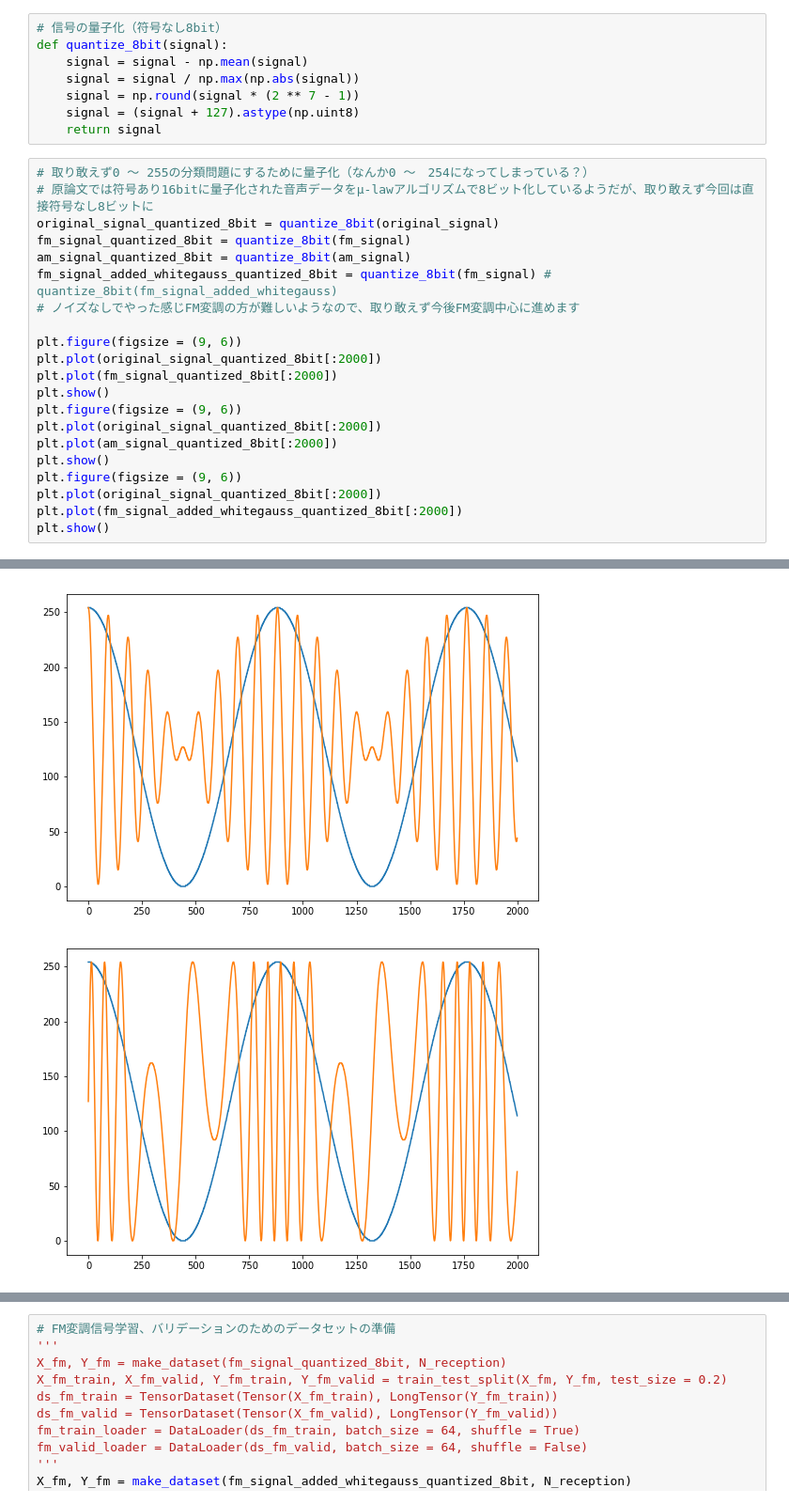
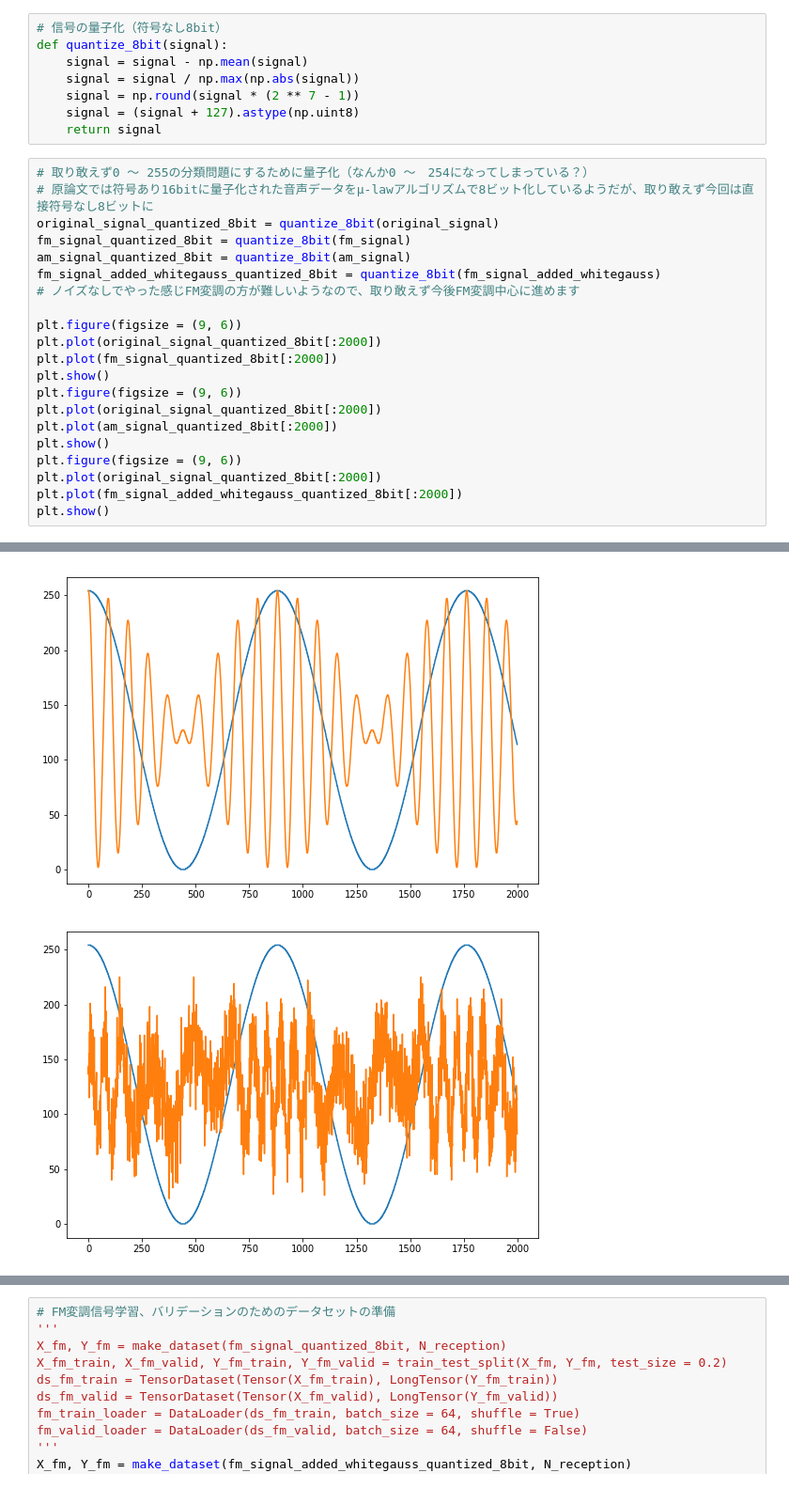
Before and after one commit to cross32768/dilated_conv, a Jupyter notebook: dilated_conv.ipynb, the cells around one changed output, grey strips where cells are left out. Shown: that part at 94% size. Drawn from its saved outputs; the diff is of its cells as text.

```diff
--- a/dilated_conv.ipynb
+++ b/dilated_conv.ipynb
@@ -133,28 +133,28 @@ def quantize_8bit(signal):
 # %%
 # 取り敢えず0 ～ 255の分類問題にするために量子化（なんか0 ～　254になってしまっている？）
 # 原論文では符号あり16bitに量子化された音声データをμ-lawアルゴリズムで8ビット化しているようだが、取り敢えず今回は直接符号なし8ビットに
 original_signal_quantized_8bit = quantize_8bit(original_signal)
 fm_signal_quantized_8bit = quantize_8bit(fm_signal)
 am_signal_quantized_8bit = quantize_8bit(am_signal)
-fm_signal_added_whitegauss_quantized_8bit = quantize_8bit(fm_signal) # quantize_8bit(fm_signal_added_whitegauss)
+fm_signal_added_whitegauss_quantized_8bit = quantize_8bit(fm_signal_added_whitegauss)
 # ノイズなしでやった感じFM変調の方が難しいようなので、取り敢えず今後FM変調中心に進めます
 
 plt.figure(figsize = (9, 6))
 plt.plot(original_signal_quantized_8bit[:2000])
 plt.plot(fm_signal_quantized_8bit[:2000])
 plt.show()
 plt.figure(figsize = (9, 6))
 plt.plot(original_signal_quantized_8bit[:2000])
 plt.plot(am_signal_quantized_8bit[:2000])
 plt.show()
 plt.figure(figsize = (9, 6))
 plt.plot(original_signal_quantized_8bit[:2000])
 plt.plot(fm_signal_added_whitegauss_quantized_8bit[:2000])
 plt.show()
 # %% [output]
 [figure]
 [figure]
-[figure, old version]
+[figure, new version]
 # %%
 # 受容野の広さと信号を受け取り、それに応じたデータセットを作成
 # ”受容野の広さ”数分の信号のクラスを入力データ、次の瞬間の信号1つのクラスを出力データとする
```
Also changed, not shown: parts of 10 cells of this notebook.
